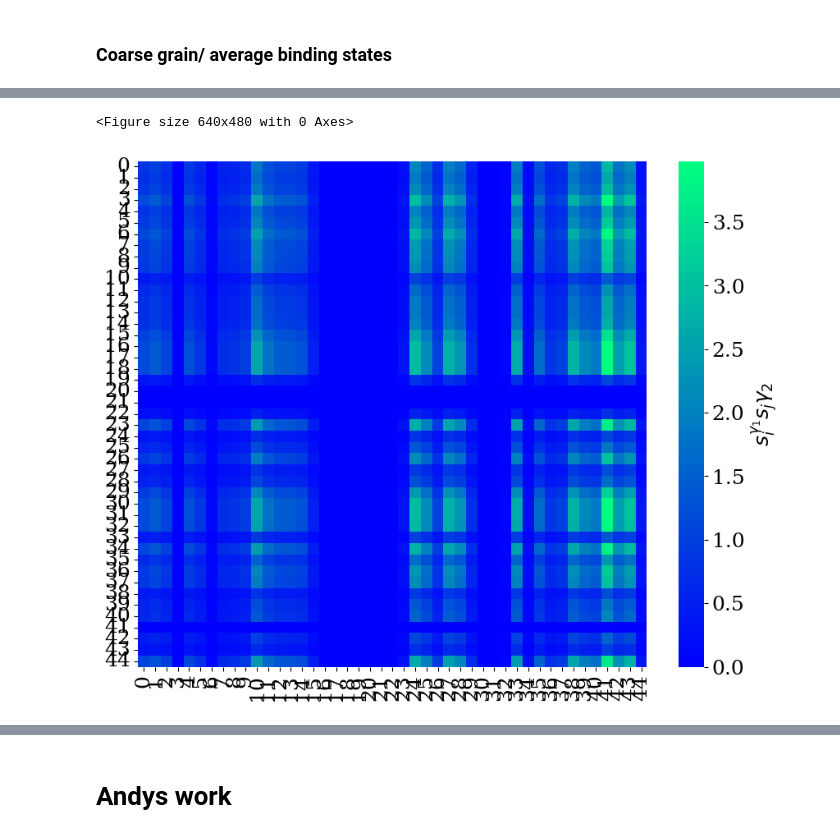
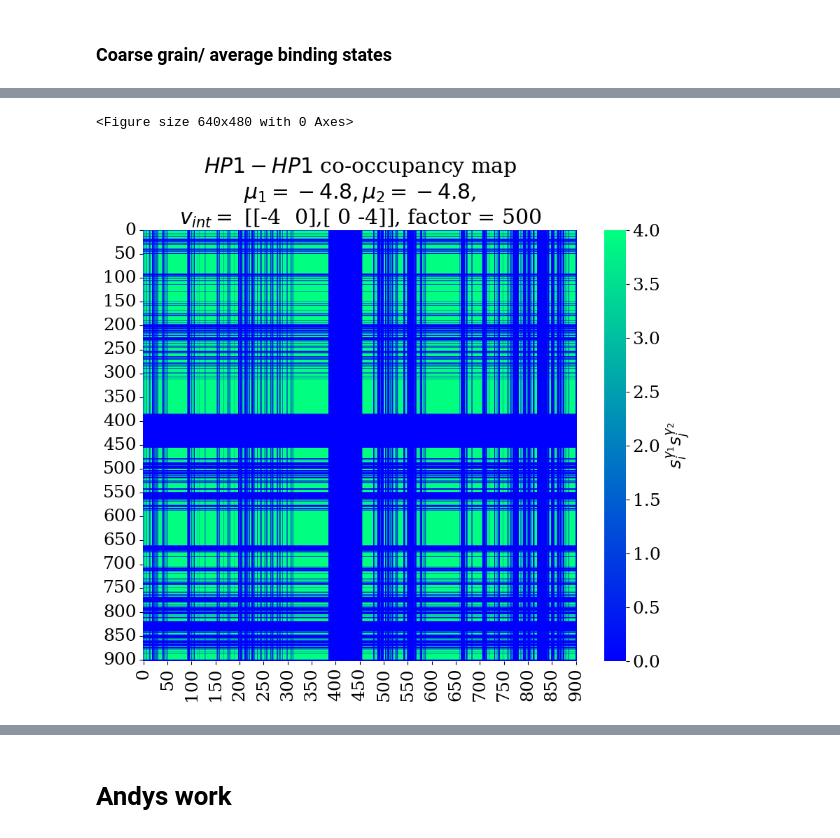
Before and after one commit to tmhabte/wlcsim_membrane, a Jupyter notebook: config_binding/comp_2mark_epibind.ipynb, the cells around one changed output, grey strips where cells are left out. Saved outputs shown, nothing was run; the diff lists cells and outputs as text; code cells hidden in the pictures.

Commit message:
noloop

```diff
--- a/config_binding/comp_2mark_epibind.ipynb
+++ b/config_binding/comp_2mark_epibind.ipynb
@@ -47,8 +48,9 @@ def calc_p_loop(x, a=1):
 %%time
 # 2 marks competitive, no for loop
 
-# mus = [-4.8,-4.8]
 mus = [-4.8,-4.8]
+# mus = [-8,-8]
+# mus = [-4.8, -4.4]
 # eps = -2
 # j = -2
 
@@ -77,6 +79,7 @@ w_2 = np.zeros(n_nuc)
 ws = [w_1, w_2]
 ws_old = np.copy(ws)
 
+s_arr = np.copy(ws)
 
 f_bind_10 = eval_f_bind_competitive_arr_2([1,0], sigma_1, sigma_2, e_m, v_int[0, 0],v_int[0, 1],v_int[1, 1])
 f_bind_01 = eval_f_bind_competitive_arr_2([0,1], sigma_1, sigma_2, e_m, v_int[0, 0],v_int[0, 1],v_int[1, 1])
@@ -184,10 +252,20 @@ s_1, s_2 = s_arr
 # s_1_avgd = np.mean(s_1.reshape(-1, factor), axis=1)
 # s_2_avgd = np.mean(s_2.reshape(-1, factor), axis=1)
 
-factor = 10000
+factor = 500
 s_1_avgd = np.mean(s_1[:(len(s_1)//factor)*factor].reshape(-1,factor), axis=1)
 s_2_avgd = np.mean(s_2[:(len(s_2)//factor)*factor].reshape(-1,factor), axis=1)
 
-co_occ_raw = np.outer(s_1_avgd, s_2_avgd)
+s_1_avgd_noloop = np.mean(s_1_noloop[:(len(s_1_noloop)//factor)*factor].reshape(-1,factor), axis=1)
+s_2_avgd_noloop = np.mean(s_2_noloop[:(len(s_2_noloop)//factor)*factor].reshape(-1,factor), axis=1)
+
+# co_occ_raw = np.outer(s_1_avgd, s_1_avgd)
+# co_occ_type = "$HP1-HP1$"
+
+# co_occ_raw = np.outer(s_2_avgd, s_2_avgd)
+# co_occ_type = "$PRC1-PRC1$"
+
+# co_occ_raw = np.outer(s_1_avgd, s_2_avgd)
+# co_occ_type = "$HP1-PRC1$"
 # %%
 n_nuc
@@ -196,4 +275,6 @@ n_nuc
 # %%
+%%time
+
 #density maps
 fig = plt.figure()
 plt.figure(figsize=(10,8))
@@ -201,35 +282,38 @@ plt.figure(figsize=(10,8))
 font = {'family' : 'serif',
         'weight':'normal',
         'size': 18}
 plt.rc('font', **font)
 
+co_occ_raw = np.outer(s_1_avgd, s_1_avgd)
+co_occ_type = "$HP1-HP1$"
 
 tick_arr = np.arange(0, n_nuc//factor)
 # #protein 1
-ax = sns.heatmap(co_occ_raw, linewidth=0., cmap = "winter", xticklabels=tick_arr, yticklabels=tick_arr, cbar_kws={'label':  r'$ s_i^{\gamma_1} s_j{\gamma_2}$'})
+ax = sns.heatmap(co_occ_raw, linewidth=0., cmap = "winter", xticklabels=tick_arr, yticklabels=tick_arr, cbar_kws={'label':  r'$ s_i^{\gamma_1} s_j^{\gamma_2}$'})
 # ax.set_xticks(ax.get_xticks()[::2])
 # ax.set_xticklabels(mu2_array[::2].astype(np.int64))
 # ax.set_yticks(ax.get_yticks()[::2])
 # ax.set_yticklabels(mu1_array[::2].astype(np.int64))
 
-spacing = 1
+spacing = factor // 10
 ax.set_xticks(ax.get_xticks()[::spacing])
 ax.set_xticklabels(np.round(tick_arr[::spacing],0).astype(np.int64))
 ax.set_yticks(ax.get_yticks()[::spacing])
 ax.set_yticklabels(np.round(tick_arr[::spacing],0).astype(np.int64))
 
 # ax.axhline(y=60, linewidth=4, color="white", linestyle = "--")
 # ax.axhline(y=37, linewidth=4, color="white", linestyle = "--")
 
 # plt.ylabel("$\mu^{(1)}$")
 # plt.xlabel("$\mu^{(2)}$")
 # plt.title(r"$ \langle f^{(1)} \rangle $" +  ", $e_B^{(1)} = $" + \
 #           str(e_m[0]) + ", $e_B^{(2)} = $" + str(e_m[1]) \
 #           +  " $v_{int} = $ [" + str(v_int[0]) + "," + str(v_int[1]) + "]")
-# plt.title(r"$ \langle f^{(1)} \rangle, $"  \
-#           +  " $v_{int} = $ [" + str(v_int[0]) + "," + str(v_int[1]) + "]")
+plt.title(co_occ_type + r" co-occupancy map" + "\n" \
+          "$\mu_1 = %s, \mu_2 = %s$," % (mus[0], mus[1])  + "\n"\
+          +  "$v_{int} = $ [" + str(v_int[0]) + "," + str(v_int[1]) + "], factor = %s" % factor )
 
 plt.show()
 # %% [output]
 <Figure size 640x480 with 0 Axes>
-[figure, old version]
+[figure, new version]
```
Also changed, not shown: parts of 26 cells of this notebook.
